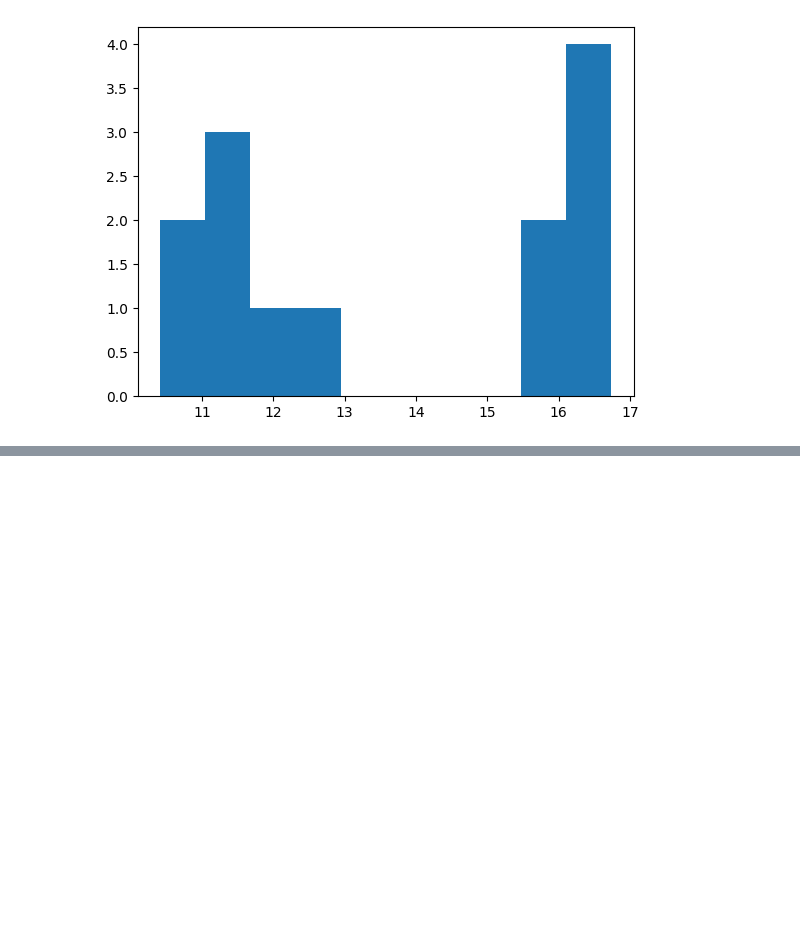
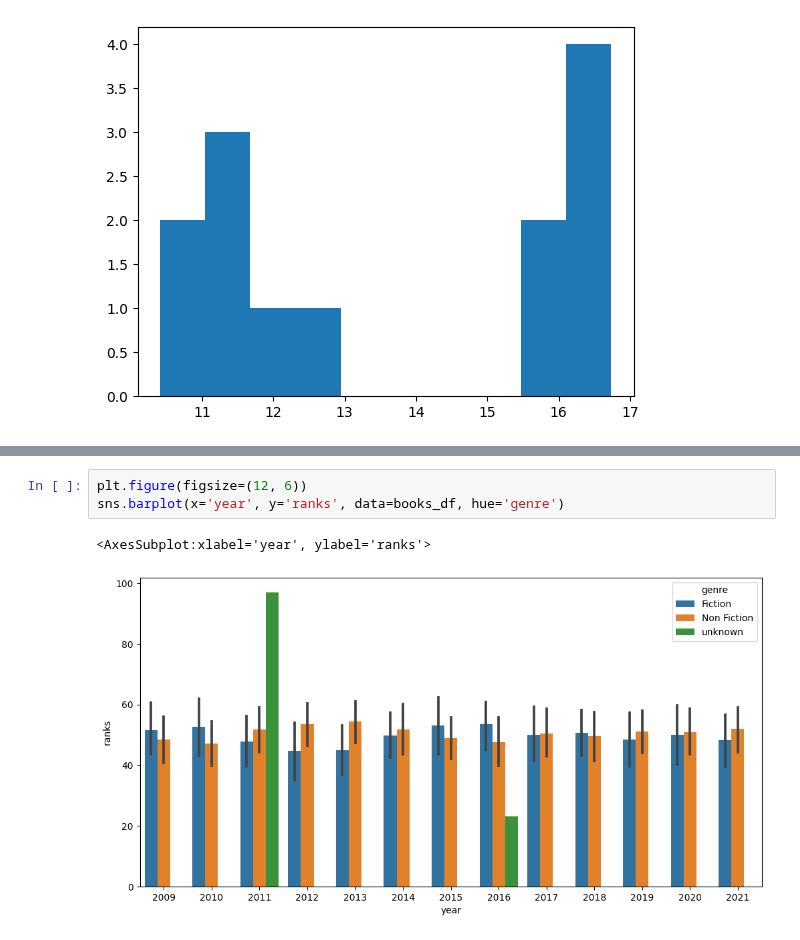
Before and after one commit to latifkara/dataScienceProjects, a Jupyter notebook: TopBookList/BookList.ipynb, the cells around one changed output, grey strips where cells are left out. Drawn from its saved outputs; the diff is of its cells as text; blank space fills up the shorter version.

```diff
--- a/TopBookList/BookList.ipynb
+++ b/TopBookList/BookList.ipynb
@@ -235,0 +243,6 @@ Text(0, 0.5, 'Price')
+# %%
+plt.figure(figsize=(12, 6))
+sns.barplot(x='year', y='ranks', data=books_df, hue='genre')
+# %% [output]
+<AxesSubplot:xlabel='year', ylabel='ranks'>
+[figure, added]
```
Also changed, not shown: parts of 3 cells of this notebook.
